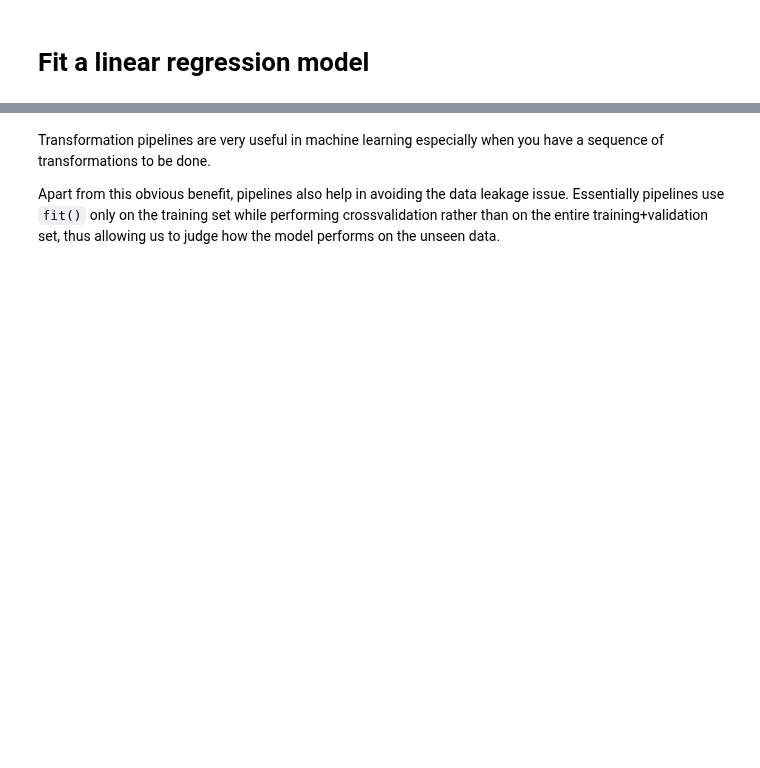
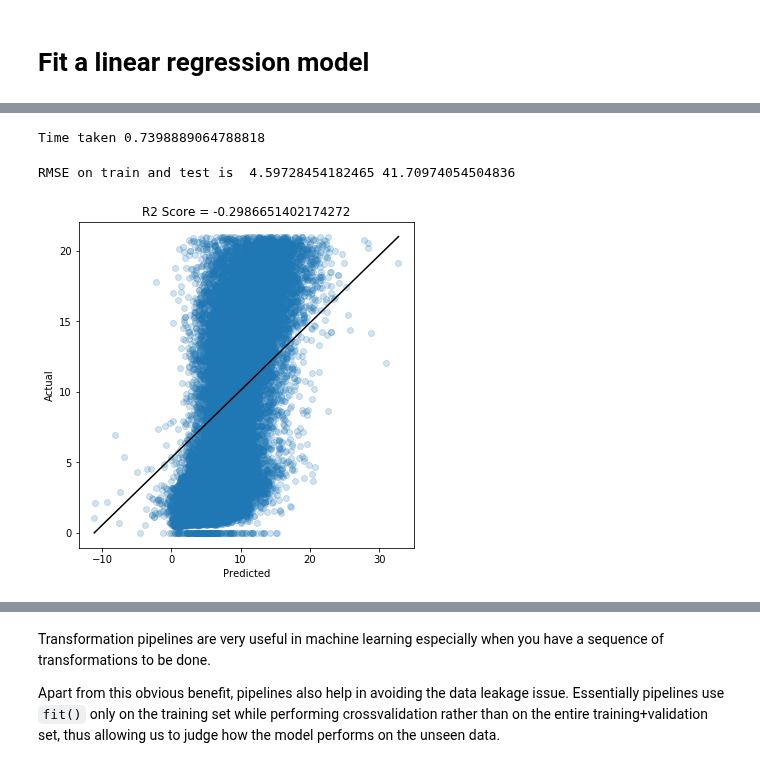
Before and after one commit to aniket-ak/Machine-Learning-CASP-Dataset, a Jupyter notebook: CASP_Exploring_Design_Space.ipynb, the cells around one changed output, grey strips where cells are left out. Saved outputs shown, nothing was run; the diff lists cells and outputs as text; code cells hidden in the pictures; blank space fills up the shorter version.

```diff
--- a/CASP_Exploring_Design_Space.ipynb
+++ b/CASP_Exploring_Design_Space.ipynb
@@ -95,0 +107,15 @@ Let us start with splitting the dataset into training set and test set. We will
+# %%
+from sklearn.model_selection import train_test_split
+
+X_train, X_test, y_train, y_test = train_test_split(casp.drop("RMSD", axis=1),casp["RMSD"], test_size=0.3, random_state=42)
+# %%
+from sklearn.pipeline import Pipeline
+from sklearn.preprocessing import MinMaxScaler
+from sklearn.preprocessing import PolynomialFeatures
+
+poly_features_pipeline = Pipeline([
+    ("poly_features", PolynomialFeatures(degree=3, include_bias=False)),
+    ("minmax_scaler", MinMaxScaler())
+])
+
+X_train_scaled = poly_features_pipeline.fit_transform(X_train)
@@ -95,0 +134,10 @@ Let us start with splitting the dataset into training set and test set. We will
+# %%
+from sklearn.linear_model import LinearRegression
+import time
+lin_reg = LinearRegression();
+
+start_time = time.time()
+lin_reg.fit(X_train_scaled, y_train)
+print('Time taken ' + str(time.time() - start_time))
+# %% [output]
+Time taken 0.7398889064788818
@@ -95,0 +156,11 @@ Let us start with splitting the dataset into training set and test set. We will
+# %%
+from sklearn.metrics import mean_squared_error, r2_score
+rmse_test = np.sqrt(mean_squared_error(lin_reg.predict(X_test_scaled),y_test))
+rmse_train = np.sqrt(mean_squared_error(lin_reg.predict(X_train_scaled),y_train))
+print("RMSE on train and test is ", rmse_train, rmse_test)
+# %% [output]
+RMSE on train and test is  4.59728454182465 41.70974054504836
+# %%
+plot_results(X_train_scaled, y_train, lin_reg, "Without_PCA_Train")
+# %% [output]
+[figure, added]
```
Also changed, not shown: parts of 17 cells of this notebook, 1 other file.
